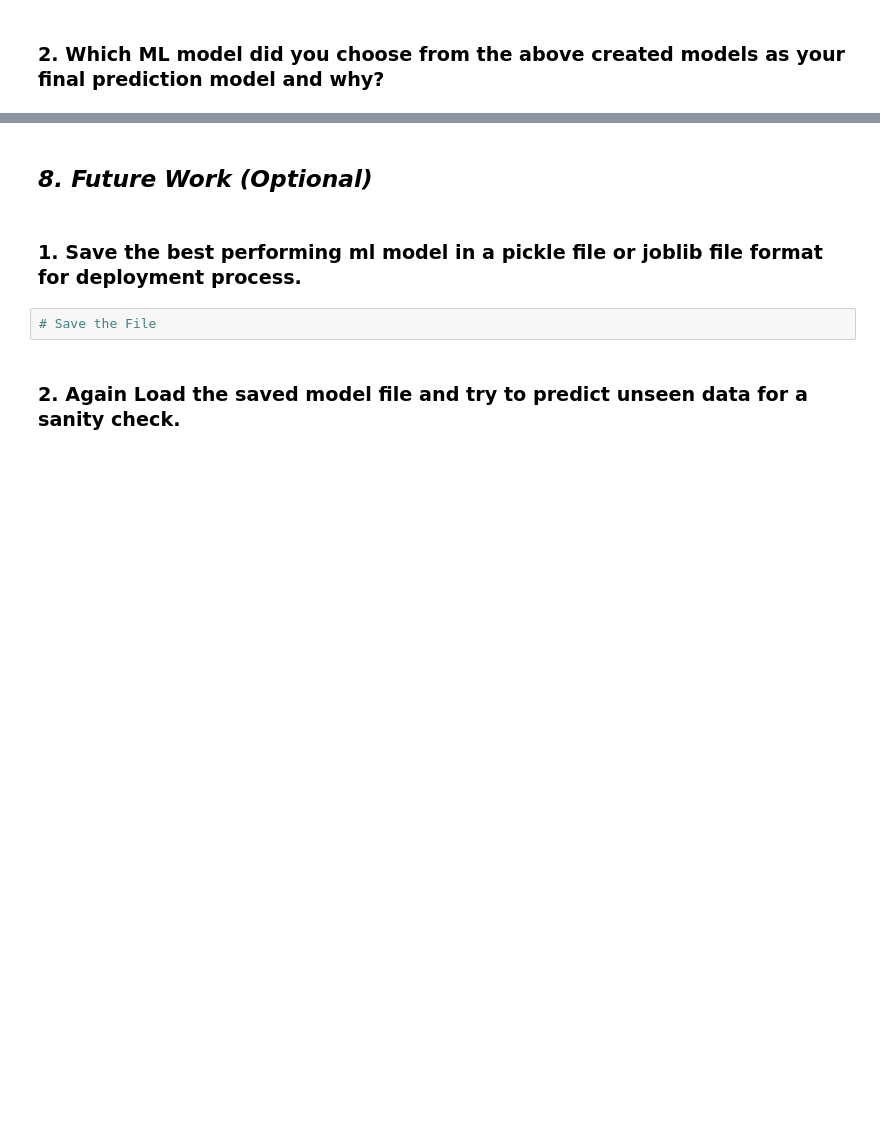
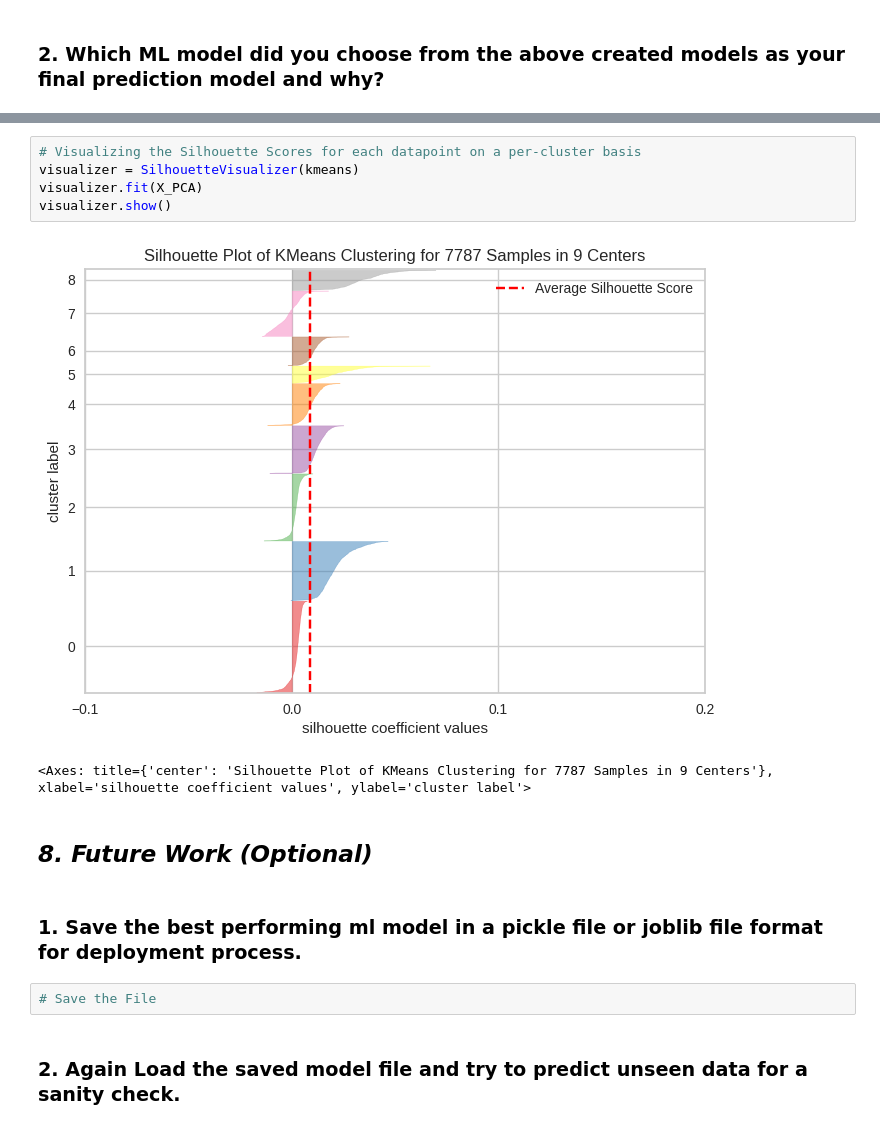
Before and after one commit to dipankarsahu1000/Netflix-Movie-and-TV-Shows-Clustering, a Jupyter notebook: Netflix_Movies_and_TV_Shows_Clustering.ipynb, the cells around one changed output, grey strips where cells are left out. Cells and saved outputs as stored; diff of their text form; blank space fills up the shorter version.

```diff
--- a/Netflix_Movies_and_TV_Shows_Clustering.ipynb
+++ b/Netflix_Movies_and_TV_Shows_Clustering.ipynb
@@ -1361,3 +1407,11 @@ Answer Here.
+# %%
+# Visualizing the Silhouette Scores for each datapoint on a per-cluster basis
+visualizer = SilhouetteVisualizer(kmeans)
+visualizer.fit(X_PCA)
+visualizer.show()
+# %% [output]
+[figure, added]
+<Axes: title={'center': 'Silhouette Plot of KMeans Clustering for 7787 Samples in 9 Centers'}, xlabel='silhouette coefficient values', ylabel='cluster label'>
 # %% [markdown]
 ## ***8.*** ***Future Work (Optional)***
 # %% [markdown]
```
Also changed, not shown: parts of 26 cells of this notebook.
